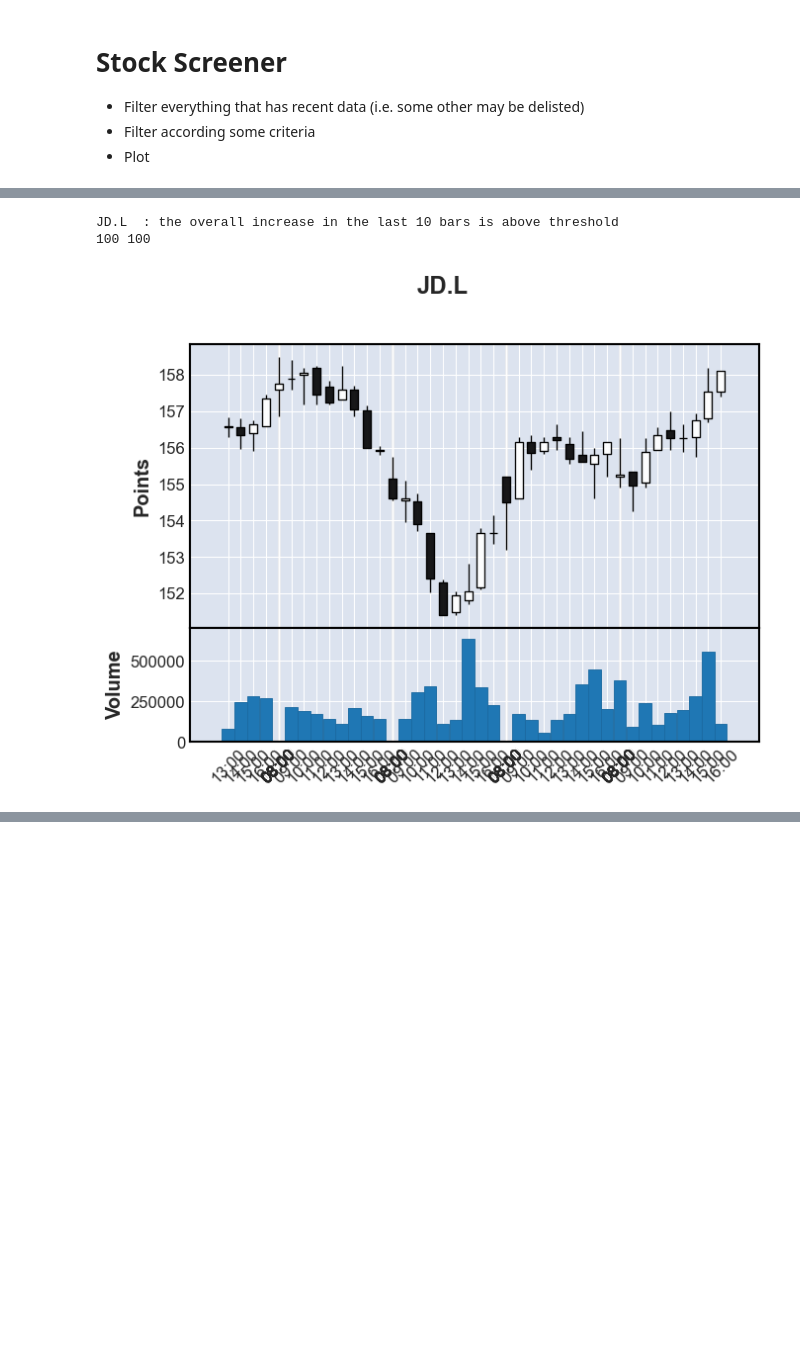
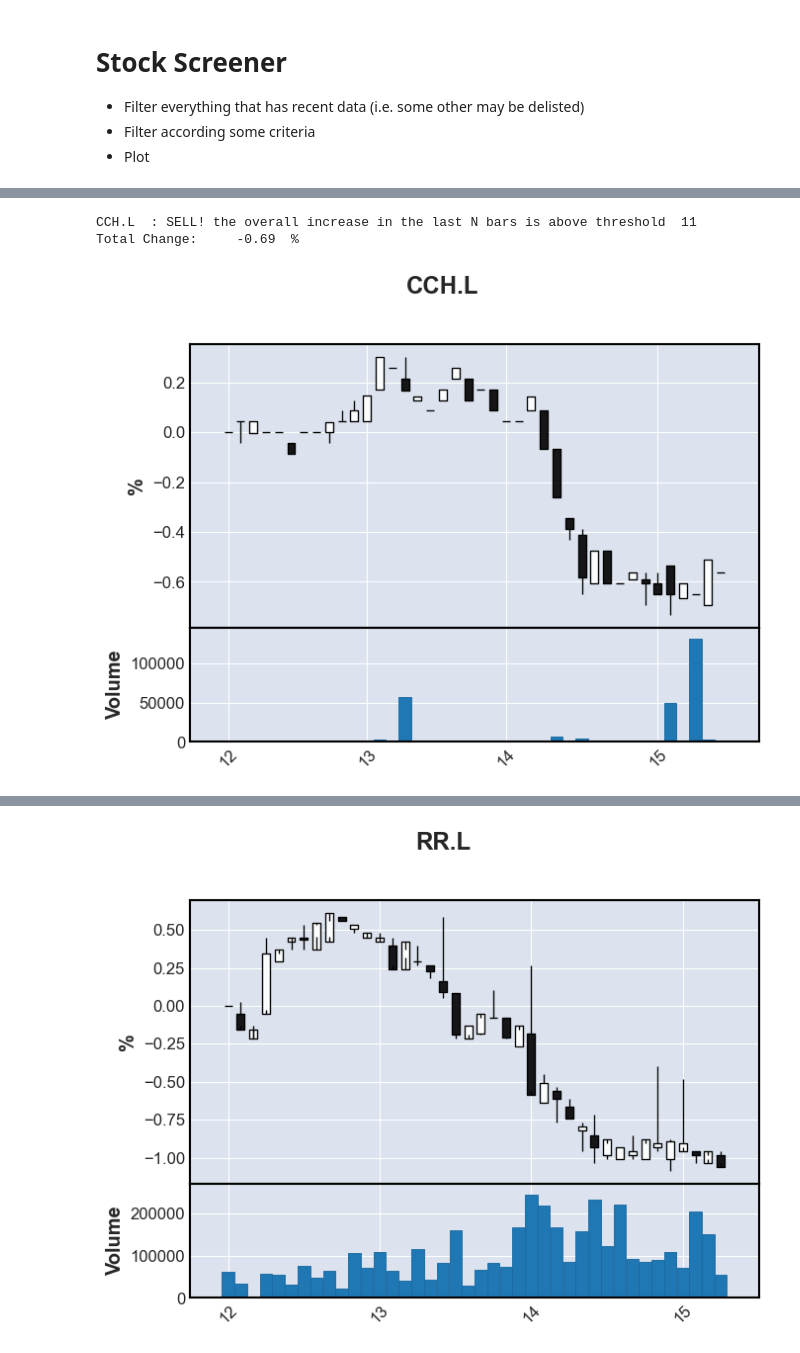
Before and after one commit to davidebr/tradingdb, a Jupyter notebook: notebooks/03_screener.ipynb, the cells around one changed output, grey strips where cells are left out. Saved outputs shown, nothing was run; the diff lists cells and outputs as text; code cells hidden in the pictures; blank space fills up the shorter version.

Commit message:
added nasdaq

```diff
--- a/notebooks/03_screener.ipynb
+++ b/notebooks/03_screener.ipynb
@@ -14,6 +14,7 @@ from   datetime import datetime, timedelta
 import copy
 # %%
 DBNAME=os.path.abspath("../data/master.db")
+EXCHANGE="NASDAQ"
 # %%
 session=get_new_session(DBNAME)
 # %%
@@ -25,12 +26,14 @@ def get_last_price_for_period(stock):
         date.append(p.date)
         period.append(p.period.name)
     periods=set(period)
+    #print(periods)
     df=pd.DataFrame({'date':date,'period':period})
     return {pp:df[df['period'] == pp]['date'].max().to_pydatetime() for pp in periods}
 
 stock_last_date={}
 with session.begin() as mysession:
-    q=mysession.query(stock.Stock)
+    q=mysession.query(stock.Stock).join(stock.Exchange).filter(stock.Exchange.name==EXCHANGE)
     q=q.all()
     for r in q:
         stock_last_date[r.yf_symbol]=get_last_price_for_period(r)
+print(stock_last_date.items())
@@ -37,13 +42,21 @@ with session.begin() as mysession:
 # %%
 # find last date for 1h
 
-MYPERIOD='1h'
+#MYPERIOD='1h'
+MYPERIOD='5m'
+
 maxdate=datetime(1900, 7, 28, 0, 0)
 for k,v in stock_last_date.items():
-     if v[MYPERIOD]>maxdate: maxdate=v[MYPERIOD]
+     try:
+          if v[MYPERIOD]>maxdate: maxdate=v[MYPERIOD]
+     except:
+          continue # discontinued symbols
 print(maxdate)
 # find all the symbols that have this as maxdate
 yf_symbols=[]
 for k,v in stock_last_date.items():
-     if v[MYPERIOD]==maxdate: yf_symbols.append(k)
+     try:
+      if v[MYPERIOD]==maxdate: yf_symbols.append(k)
+     except:
+         continue
 # %% [output]
@@ -161,9 +133,24 @@ def get_latest_news(symbol,av_key):
 
     return latest_news
 # %%
+def trendbar(row):
+    if row.name == 0:  # First row, no previous row available
+        return 0
+    else:
+        previous_r_close = df.iloc[row.name - 1]['open']
+        previous_r_open = df.iloc[row.name - 1]['open']
+        #print(previous_r_close)
+        if previous_r_close>previous_r_open: # positive previous bar
+            if previous_r_close<row['close']:
+                return 1
+        else: # negative previous bar
+            if previous_r_close<row['open']:
+                return -1
+        return 0
+
 LAST_N=20
 POSITIVE_N=10
-CHANGET=0.02
+CHANGET=0.005
 for k,v in dfinal.items():
     df=copy.deepcopy(v)
     df['Datetime'] = pd.to_datetime(df['date'])
@@ -176,42 +163,61 @@ for k,v in dfinal.items():
     last_N_bars_change = df['Close_Percentage_Change'].tail(LAST_N)
     overall_change = last_N_bars_change.sum()
 
     last_N_positive = df['Close_Percentage_Change'].tail(LAST_N).gt(0).sum()
 
-    if overall_change >= CHANGET and last_N_positive >= POSITIVE_N:
-        print(k," : the overall increase in the last 10 bars is above threshold")
+    last_N_negative = df['Close_Percentage_Change'].tail(LAST_N).lt(0).sum()
 
+    #df['trendbar']=df.reset_index(drop=True, inplace=False).apply(trendbar,axis=1)
+
+    if (overall_change >= CHANGET and last_N_positive >= POSITIVE_N ) or (overall_change <= -CHANGET  and last_N_negative>= POSITIVE_N):
+
+        if last_N_negative>= POSITIVE_N:
+            print(k," : SELL! the overall increase in the last N bars is above threshold ",last_N_negative)
+
+        elif last_N_positive >= POSITIVE_N:
+            print(k," : BUY! the overall increase in the last N bars is above threshold ",last_N_positive)
+
+        print("Total Change: ","%8.2f "%(overall_change*100.),"%")
         df=df[-LAST_N*2:]
         ticks = pd.date_range(df.index.to_list()[0],df.index.to_list()[-1],freq='1H')
 
         ticklocations = [ df.index.get_loc(tick,method='backfill') for tick in ticks ]
-        ticklabels = [ tick.time().strftime('%H:%M') for tick in ticks ]
-        print(len(ticklocations),len(ticklabels))
-        #print(ticklabels)
+        #ticklabels = [ tick.time().strftime('%H:%M') for tick in ticks ]
+        ticklabels = [ tick.time().strftime('%H') for tick in ticks ]
 
+        for kk in ['open','close','high','low']:
+            df[kk]=(df[kk]-df[kk][0])*100./df[kk][0]
+
+
+        # Create the additional plot using make_addplot()
+        #add_plot = fplt.make_addplot(df['trendbar'], panel=2, color='orange', secondary_y=False)
 
         fig,ax =fplt.plot(
                     df,
                     type='candle',
                     title=k,
-                    ylabel='Points',
+                    #ylabel='Points',
+                    ylabel='%',
                     volume=True,
-                    returnfig=True
+                    returnfig=True,
+                    #addplot=add_plot
                 )
+
+
         ax[0].xaxis.set_ticks(ticklocations)
         ax[0].set_xticklabels(ticklabels)
 
         fplt.show()
 
         with session.begin() as mysession:
             q=mysession.query(stock.Stock.company)
             q=q.filter(stock.Stock.yf_symbol==k)
             q=q.one()
             print(q)
 
-        get_latest_news(k,ALPHAVANTAGE_KEY)
-        break
+        #print(get_latest_news(k,ALPHAVANTAGE_KEY))
+        #break
 # %% [output]
-JD.L  : the overall increase in the last 10 bars is above threshold
-100 100
+CCH.L  : SELL! the overall increase in the last N bars is above threshold  11
+Total Change:     -0.69  %
-[figure, old version]
+[figure, new version]
@@ -218,0 +227 @@ JD.L  : the overall increase in the last 10 bars is above threshold
+[figure, added]
```
Also changed, not shown: parts of 8 cells of this notebook, 6 other files.
